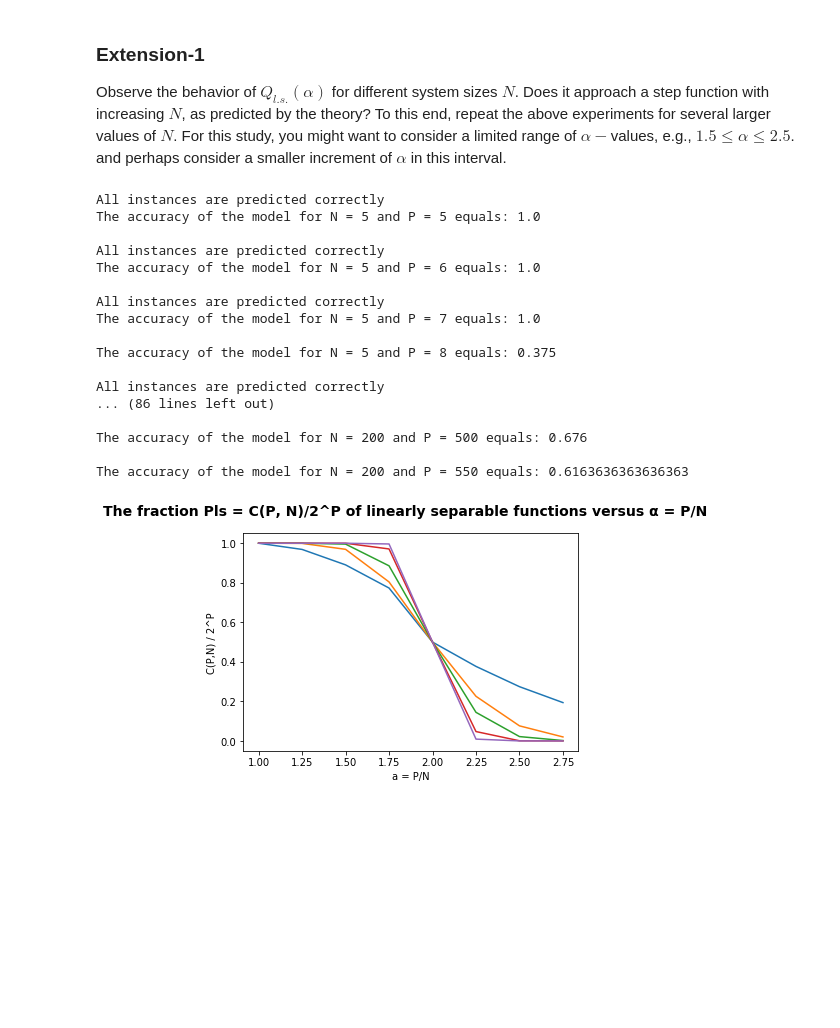
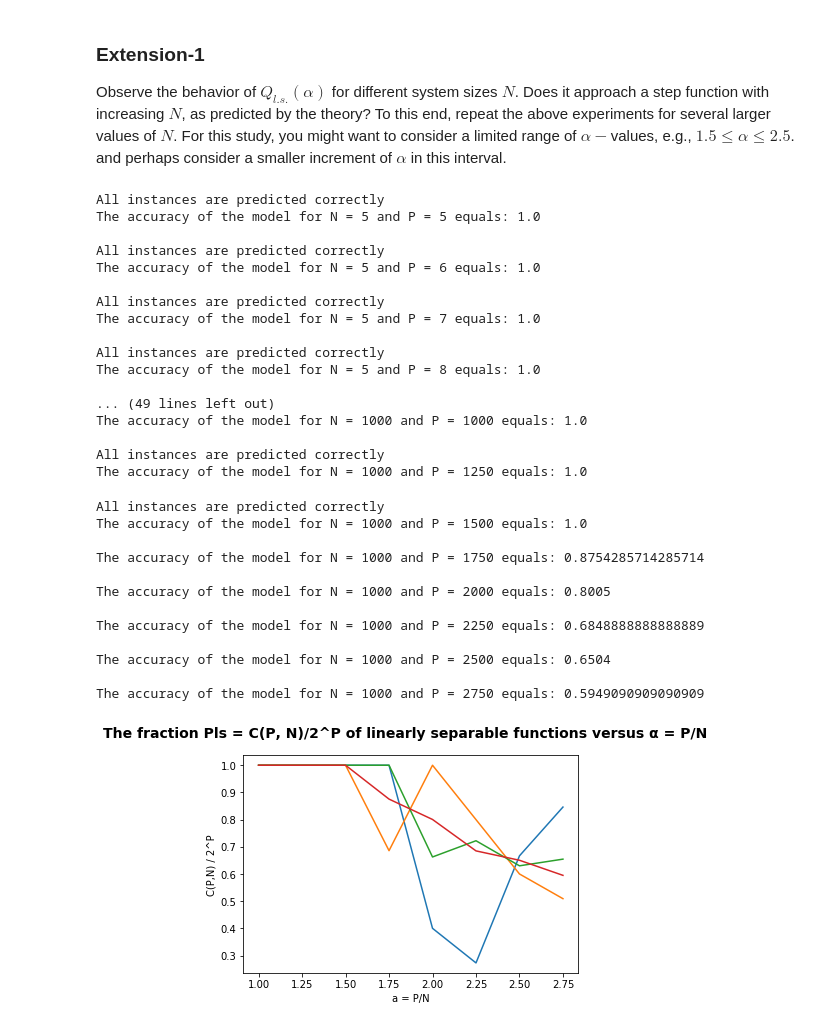
Before and after one commit to philip-andreadis/group_assignments, a Jupyter notebook: RosenblattPerceptron.ipynb, the cells around one changed output. Saved outputs shown, nothing was run; the diff lists cells and outputs as text; code cells hidden in the pictures; blank space fills up the shorter version.

```diff
--- a/RosenblattPerceptron.ipynb
+++ b/RosenblattPerceptron.ipynb
@@ -28,7 +38,7 @@ def init_(p, n):
 # %%
-def successfulPlot(A, prob):
+def successfulPlot(A, prob, label):
 
-    """ Plots the fraction Pls = C(P, N)/2^P of linearly separable functions versus α = P/N
+    """ Plots the fraction Pls = C(P, N)/2^P of linearly separable functions versus a = P/N
 
     :param A: The ratio of P to N
     :param prob: The probability of being linearly separable
@@ -39,11 +49,22 @@ def successfulPlot(A, prob):
                  fontweight="bold")
     plt.xlabel("a = P/N")
     plt.ylabel("C(P,N) / 2^P")
-    plt.plot(A, prob)
+    plt.plot(A, prob, label=label)
 # %% [markdown]
 ## Rosenblatt Perceptron Algorithm Implementation
 # %%
-def rosenblattPerceptron(x, s, w, P):
+def rosenblattPerceptron(x, s, w, P, c):
+
+    """ Implements Rosenblatt-Perceptron algorithm
+
+    :param x: The training sample
+    :param s: The true labels of training sample
+    :param w: The weight vector
+    :param P: The number of training samples
+    :param c: The margin of whether weights change
+
+    """
+
     for i in range(epochs):
 
         E = np.array([])
@@ -54,15 +75,16 @@ def rosenblattPerceptron(x, s, w, P):
             E = np.append(E, x[j].dot(w.T)*s[j])
 
             # Update weights in case predicted value != true value
-            if (E[j] <= 0):
+            if (E[j] <= c):
                 w = w + (x[j] * s[j])/N
 
         # Stop iterating when all predicted values equal true values
-        if (np.all(E > 0)):
+        if (np.all(E > c)):
             print("All instances are predicted correctly")
             break
 
-    print("The accuracy of the model for N =", +N, "and P =", +P, "equals:", +np.mean(E > 0), "\n")
+    print("The accuracy of the model for N =", +N, "and P =", +P, "equals:", +np.mean(E > c), "\n")
+    return np.mean(E > c)
 # %% [markdown]
 ## The Capacity of a Hyperplane
 # %%
@@ -122,51 +223,64 @@ for several larger values of $N$. For this study, you might want to consider a l
 $α-$values, e.g., $1.5 \leq α\leq 2.5$. and perhaps consider a smaller increment of $α$ in this interval.
 # %%
 # Number of features (columns)
-N = [5, 20, 40, 100, 200]
+N = [5, 20, 40, 1000]
 # The different ratios of P to N
 A = np.arange(1.0, 3.0, 0.25)
+# The margin of whether weights change
+c = 0
 # Initialize number of epochs
 epochs = 500
 
-
 for N in N:
     prob = []
+    accuracy = []
     for a in A:
         # Number of training samples (rows)
         P = int(a*N)
         # Initialize training samples
         x, s, w = init_(P, N)
         # Run Rosenblatt-Perceptron algorithm
-        rosenblattPerceptron(x, s, w, P)
+        accuracy.append( rosenblattPerceptron(x, s, w, P, c) )
 
-        if ( P<=N ):
+        if (P <= N):
             prob.append(1)
         else:
             q = []
             for i in range(N):
                 q.append( comb(P-1, i) )
             prob.append( 2**(1-P) * np.sum(q) )
 
-    successfulPlot(A, prob)
-
-#plt.legend(loc='best')
+    #successfulPlot(A, prob)
+    successfulPlot(A, accuracy, ' ')
 plt.show()
 # %% [output]
 All instances are predicted correctly
 The accuracy of the model for N = 5 and P = 5 equals: 1.0
 
 All instances are predicted correctly
 The accuracy of the model for N = 5 and P = 6 equals: 1.0
 
 All instances are predicted correctly
 The accuracy of the model for N = 5 and P = 7 equals: 1.0
 
-The accuracy of the model for N = 5 and P = 8 equals: 0.375
+All instances are predicted correctly
+The accuracy of the model for N = 5 and P = 8 equals: 1.0
+
+... (49 lines left out)
+The accuracy of the model for N = 1000 and P = 1000 equals: 1.0
 
 All instances are predicted correctly
-... (86 lines left out)
-
-The accuracy of the model for N = 200 and P = 500 equals: 0.676
-
-The accuracy of the model for N = 200 and P = 550 equals: 0.6163636363636363
+The accuracy of the model for N = 1000 and P = 1250 equals: 1.0
+All instances are predicted correctly
+The accuracy of the model for N = 1000 and P = 1500 equals: 1.0
+
+The accuracy of the model for N = 1000 and P = 1750 equals: 0.8754285714285714
+
+The accuracy of the model for N = 1000 and P = 2000 equals: 0.8005
+
+The accuracy of the model for N = 1000 and P = 2250 equals: 0.6848888888888889
+
+The accuracy of the model for N = 1000 and P = 2500 equals: 0.6504
+
+The accuracy of the model for N = 1000 and P = 2750 equals: 0.5949090909090909
-[figure, old version]
+[figure, new version]
```
Also changed, not shown: parts of 6 cells of this notebook.
